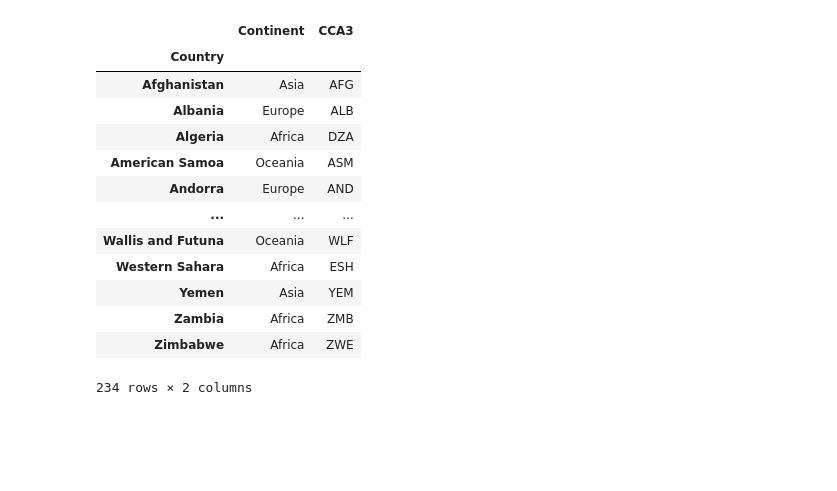
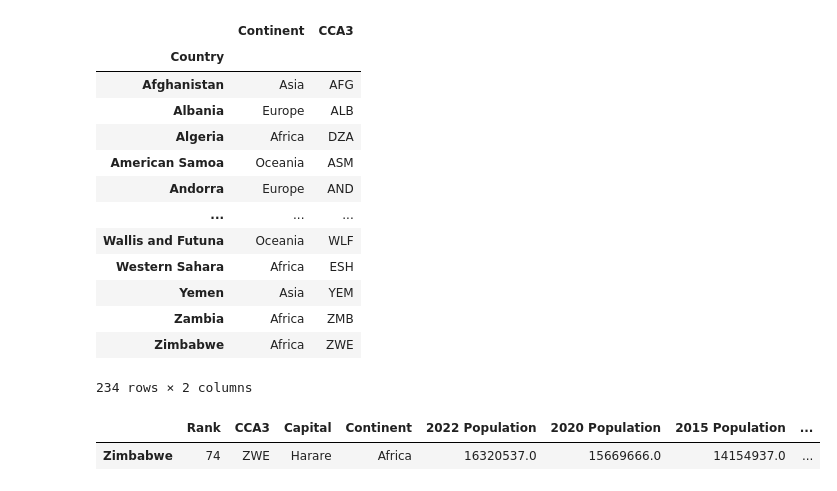
Before and after one commit to Hibou10/Pandas, a Jupyter notebook: Read files.ipynb, the cells around one changed output. Saved outputs shown, nothing was run; the diff lists cells and outputs as text; code cells hidden in the pictures; blank space fills up the shorter version.

Commit message:
Filter & Order By

```diff
--- a/Read files.ipynb
+++ b/Read files.ipynb
@@ -86,3 +86,8 @@ df2.filter(items = ['Continent', 'CCA3'], axis = 1)
 | Zambia | Africa | ZMB |
 | Zimbabwe | Africa | ZWE |
 234 rows × 2 columns
+# %%
+df2.filter(items = ['Zimbabwe'], axis = 0)
+# %% [output]
+|  | Rank | CCA3 | Capital | Continent | 2022 Population | 2020 Population | 2015 Population | ... |
+| Zimbabwe | 74 | ZWE | Harare | Africa | 16320537.0 | 15669666.0 | 14154937.0 | ... |
```
Also changed, not shown: parts of 3 cells of this notebook.
